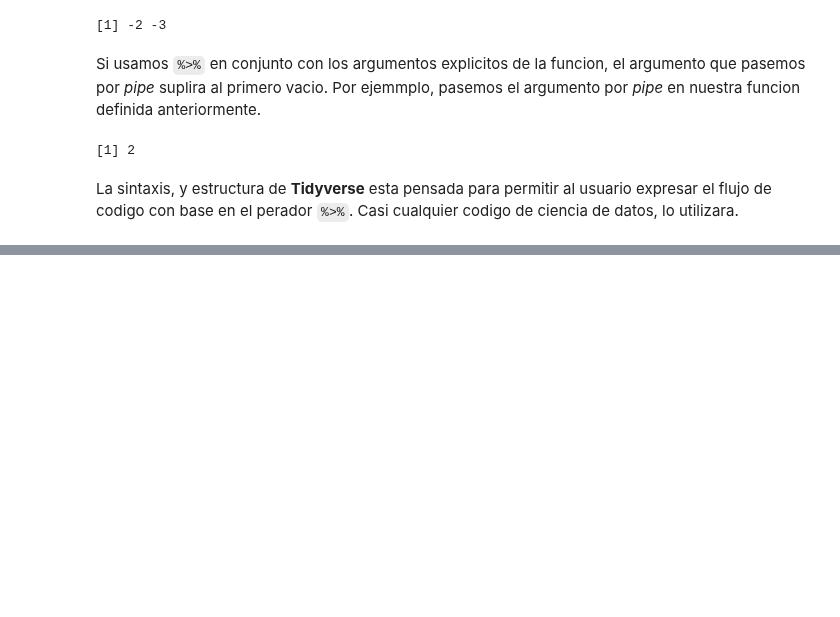
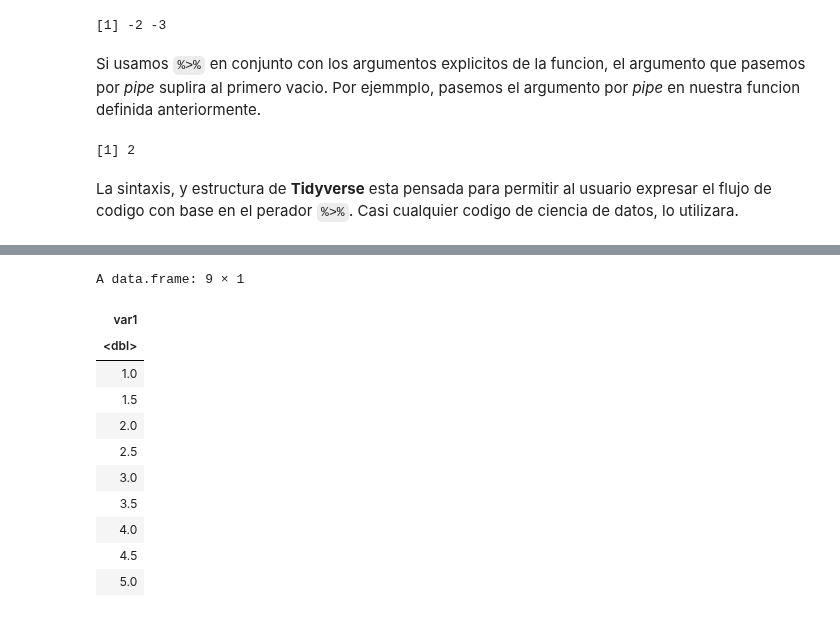
Before and after one commit to IEXE-Tec/computo-datos-masivos, a Jupyter notebook: 06_R_Sagemaker.ipynb, the cells around one changed output, grey strips where cells are left out. Saved outputs shown, nothing was run; the diff lists cells and outputs as text; code cells hidden in the pictures; blank space fills up the shorter version.

```diff
--- a/06_R_Sagemaker.ipynb
+++ b/06_R_Sagemaker.ipynb
@@ -514,0 +598,15 @@ La sintaxis, y estructura de **Tidyverse** esta pensada para permitir al usuario
+# %%
+df['var1']
+# %% [output]
+A data.frame: 9 × 1
+| var1 |
+| <dbl> |
+| 1.0 |
+| 1.5 |
+| 2.0 |
+| 2.5 |
+| 3.0 |
+| 3.5 |
+| 4.0 |
+| 4.5 |
+| 5.0 |
```
Also changed, not shown: parts of 33 cells of this notebook.
